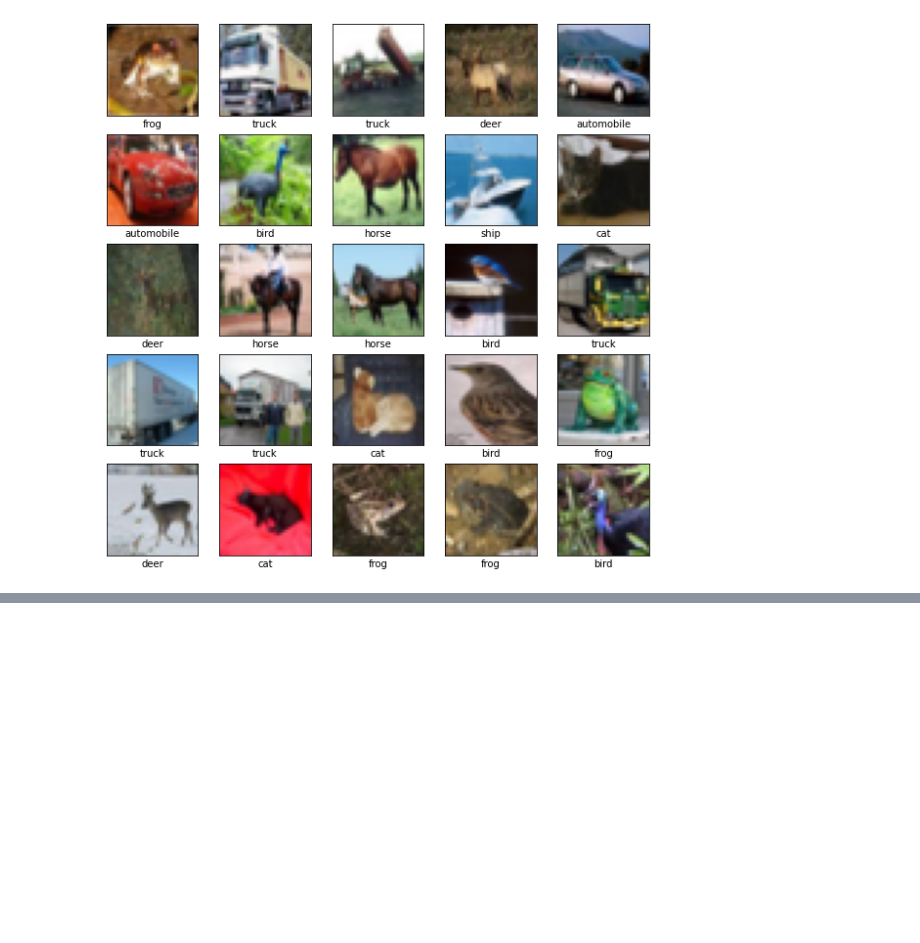
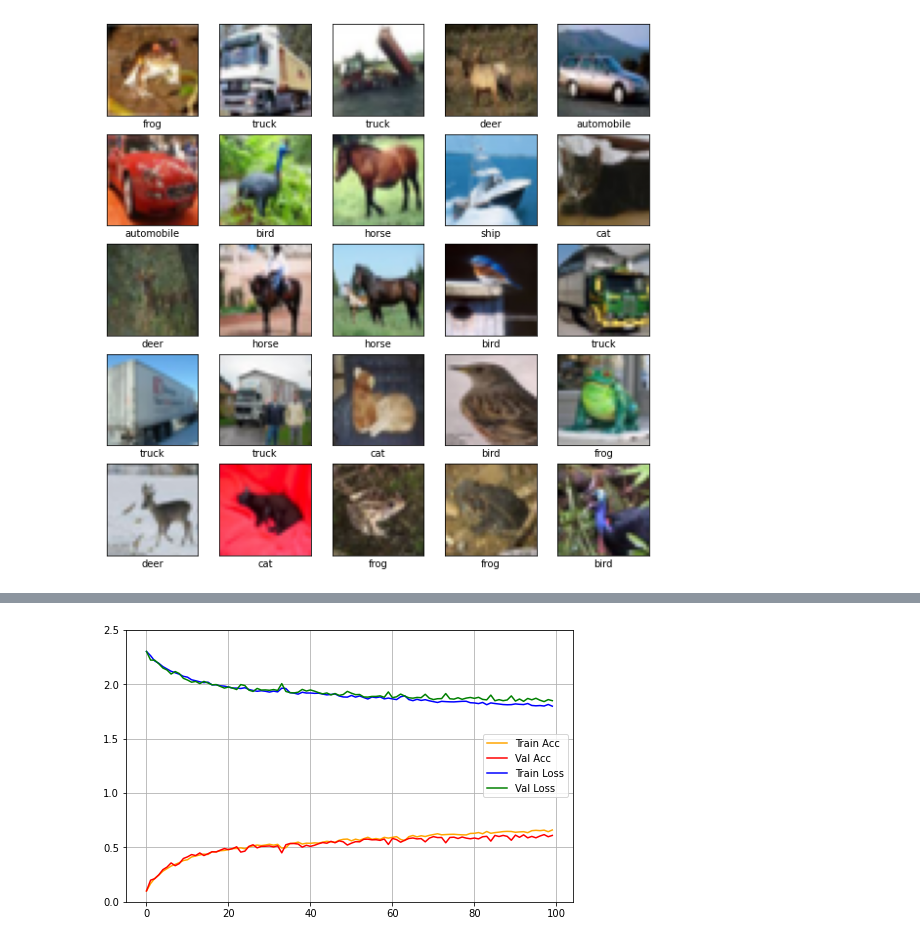
Before and after one commit to RoastedKernel/uni_Machine_Learning, a Jupyter notebook: Deep_Learning_Fundamentals/assign_2/Untitled.ipynb, the cells around one changed output, grey strips where cells are left out. Saved outputs shown, nothing was run; the diff lists cells and outputs as text; code cells hidden in the pictures; blank space fills up the shorter version.

```diff
--- a/Deep_Learning_Fundamentals/assign_2/Untitled.ipynb
+++ b/Deep_Learning_Fundamentals/assign_2/Untitled.ipynb
@@ -53,7 +53,8 @@ model.add(layers.MaxPool2D(pool_size=(2,2),strides=(2,2)))
 model.add(layers.Flatten())
 model.add(layers.Dense(4096, activation='relu'))
 model.add(layers.Dense(4096, activation='relu'))
-model.add(layers.Dense(10))
+model.add(layers.Dense(1000, activation='relu'))
+model.add(layers.Dense(10, activation='softmax'))
 # %%
 model.summary()
 # %% [output]
@@ -75,7 +76,7 @@ Trainable params: 38,947,914
 Non-trainable params: 0
 _________________________________________________________________
 # %%
-es = EarlyStopping(monitor='val_loss', mode='min', verbose=1, patience=20)
+es = EarlyStopping(monitor='val_loss', mode='min', verbose=1, patience=35)
 
 metric = "val_accuracy"
 
@@ -83,7 +84,7 @@ checkpoint = ModelCheckpoint("vgg16_1.h5", monitor= metric, verbose=1, save_best
                              save_weights_only=False, mode='auto')
 # %%
 from tensorflow.keras.optimizers import Adam
-n_epochs = 2
+n_epochs = 100
 batch = 512
 opt = Adam(lr=0.0001,amsgrad=True )
 # %%
@@ -104,11 +116,16 @@ Epoch 00002: val_accuracy improved from 0.23110 to 0.30700, saving model to vgg1
 # %%
-# plt.figure(figsize=(8,5))
+plt.figure(figsize=(8,5))
 # plt.plot(np.arange(0,31),history.history['accuracy'], color='orange')
 # plt.plot(np.arange(0,31),history.history['loss'],'b')
 # plt.plot(np.arange(0,31)+0.5,history.history['val_accuracy'],'r')  # offset both validation curves
 # plt.plot(np.arange(0,31)+0.5,history.history['val_loss'],'g')
-
-# plt.legend(['Train Acc','Train Loss','Val Acc','Val Loss'])
-# plt.grid(True)
-# plt.gca().set_ylim(0, 2.5) # set the vertical range to [0-1]
-# plt.show()
+plt.plot(history.history['accuracy'],color='orange')
+plt.plot(history.history['val_accuracy'],'r')
+plt.plot(history.history['loss'],'b')
+plt.plot(history.history['val_loss'],'g')
+plt.legend(['Train Acc','Val Acc','Train Loss','Val Loss'])
+plt.grid(True)
+plt.gca().set_ylim(0, 2.5) # set the vertical range to [0-1]
+plt.show()
+# %% [output]
+[figure, added]
```
Also changed, not shown: parts of 2 cells of this notebook, 2 other files.
